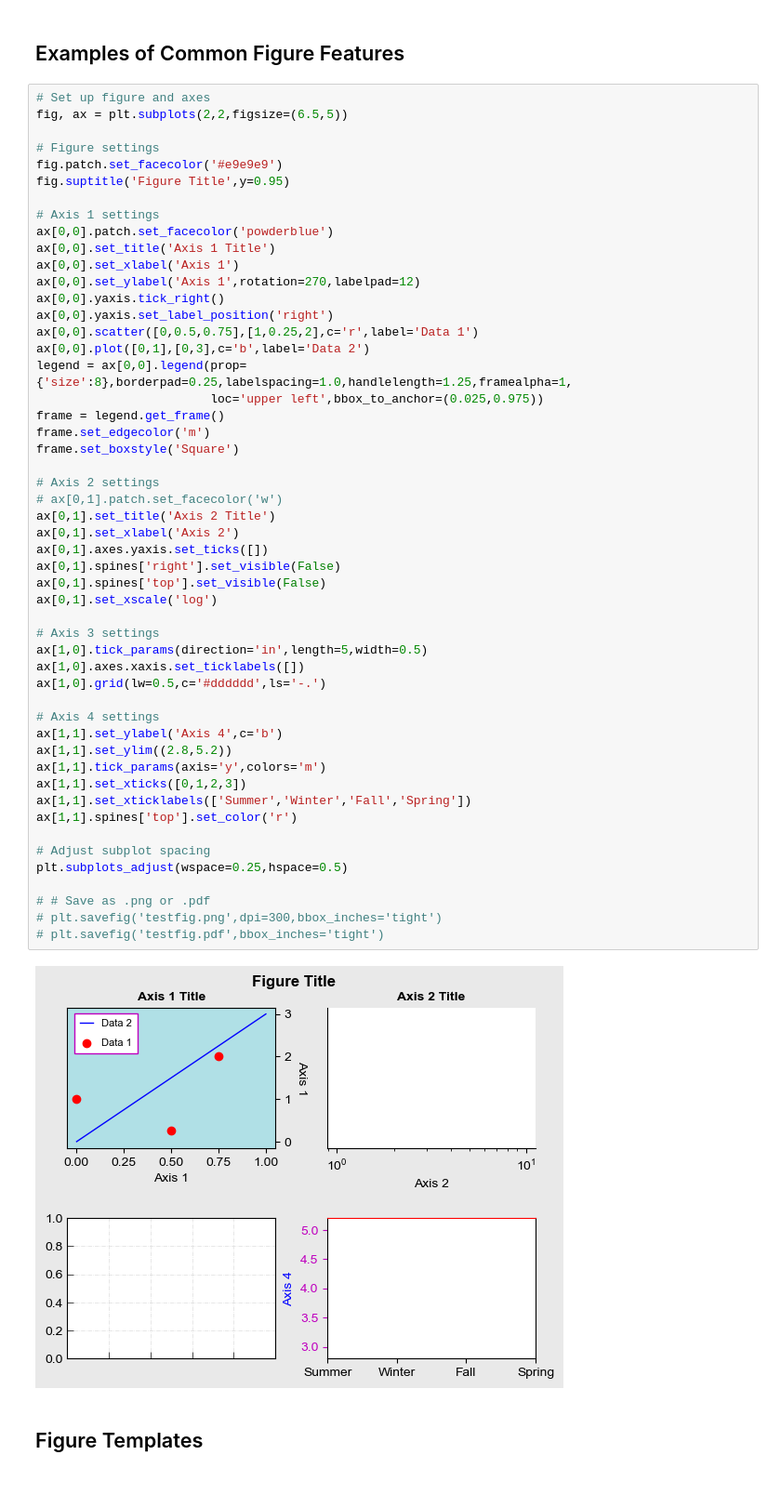
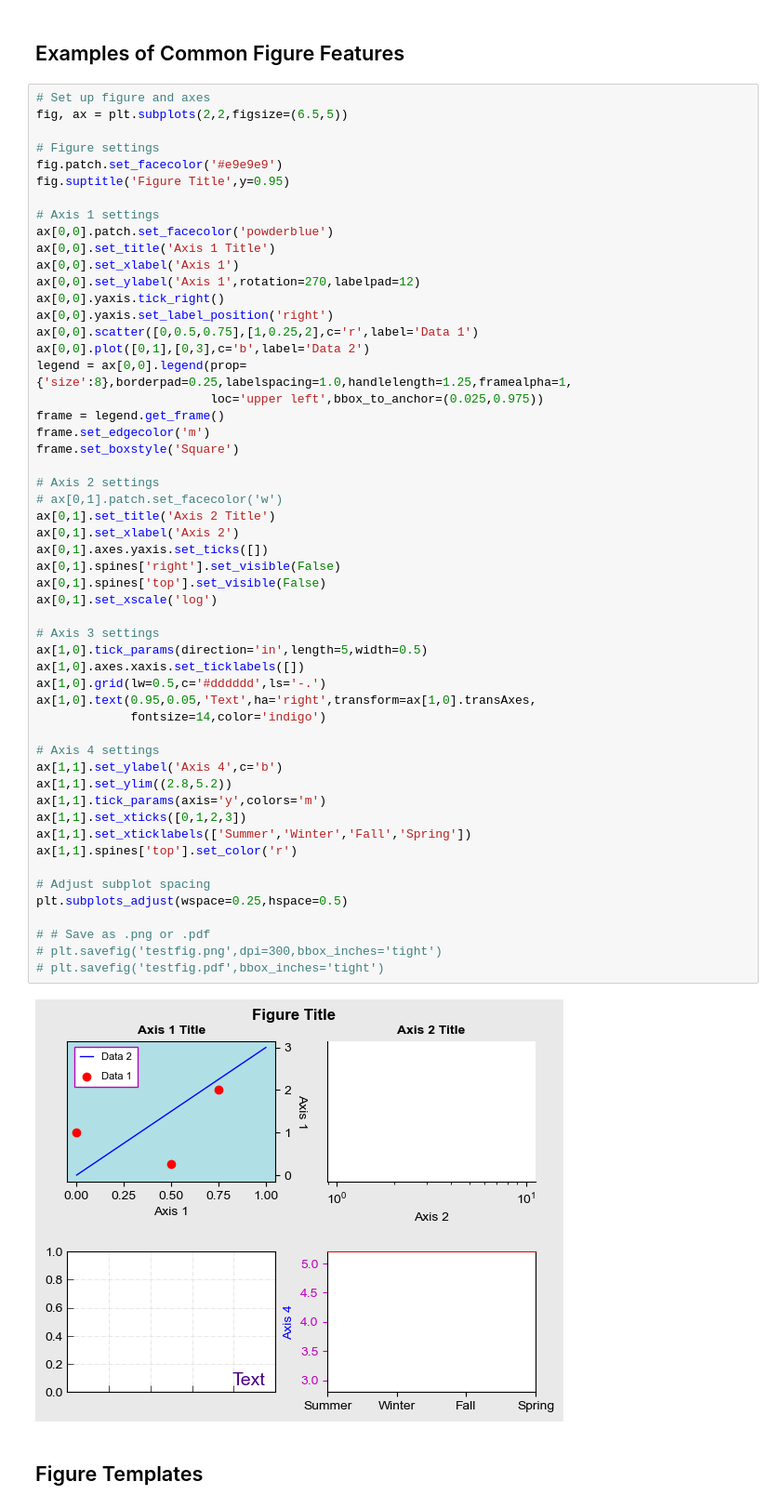
Before and after one commit to MeganTM/python-resources, a Jupyter notebook: figure-tips.ipynb, the cells around one changed output. Shown: that part at 93% size. Cells and saved outputs as stored; diff of their text form.

Commit message:
Added ax.text example

```diff
--- a/figure-tips.ipynb
+++ b/figure-tips.ipynb
@@ -116,34 +116,36 @@ frame.set_boxstyle('Square')
 
 # Axis 2 settings
 # ax[0,1].patch.set_facecolor('w')
 ax[0,1].set_title('Axis 2 Title')
 ax[0,1].set_xlabel('Axis 2')
 ax[0,1].axes.yaxis.set_ticks([])
 ax[0,1].spines['right'].set_visible(False)
 ax[0,1].spines['top'].set_visible(False)
 ax[0,1].set_xscale('log')
 
 # Axis 3 settings
 ax[1,0].tick_params(direction='in',length=5,width=0.5)
 ax[1,0].axes.xaxis.set_ticklabels([])
 ax[1,0].grid(lw=0.5,c='#dddddd',ls='-.')
+ax[1,0].text(0.95,0.05,'Text',ha='right',transform=ax[1,0].transAxes,
+             fontsize=14,color='indigo')
 
 # Axis 4 settings
 ax[1,1].set_ylabel('Axis 4',c='b')
 ax[1,1].set_ylim((2.8,5.2))
 ax[1,1].tick_params(axis='y',colors='m')
 ax[1,1].set_xticks([0,1,2,3])
 ax[1,1].set_xticklabels(['Summer','Winter','Fall','Spring'])
 ax[1,1].spines['top'].set_color('r')
 
 # Adjust subplot spacing
 plt.subplots_adjust(wspace=0.25,hspace=0.5)
 
 # # Save as .png or .pdf
 # plt.savefig('testfig.png',dpi=300,bbox_inches='tight')
 # plt.savefig('testfig.pdf',bbox_inches='tight')
 # %% [output]
-[figure, old version]
+[figure, new version]
 # %% [markdown]
 ## Figure Templates
 # %% [markdown]
```
